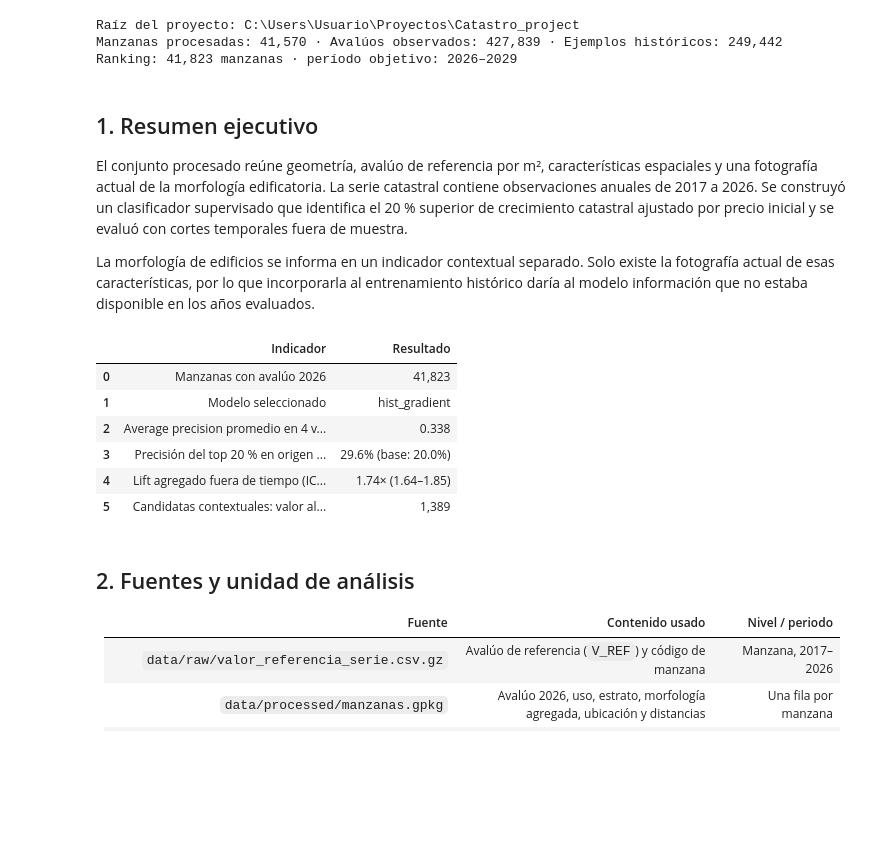
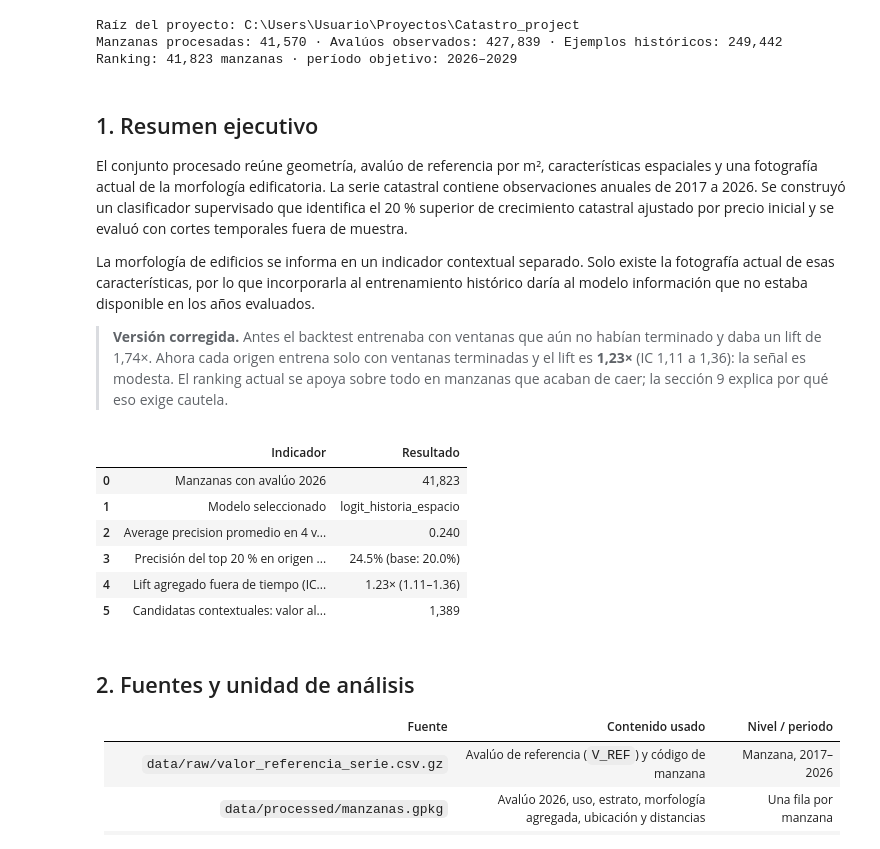
Before and after one commit to Andresdc11/Catastro_Project, a Jupyter notebook: potencial_manzanas/informe_potencial.ipynb, the cells around one changed output. Saved outputs shown, nothing was run; the diff lists cells and outputs as text; code cells hidden in the pictures; blank space fills up the shorter version.

```diff
--- a/potencial_manzanas/informe_potencial.ipynb
+++ b/potencial_manzanas/informe_potencial.ipynb
@@ -77,30 +77,32 @@ Ranking: 41,823 manzanas · período objetivo: 2026–2029
 El conjunto procesado reúne geometría, avalúo de referencia por m², características espaciales y una fotografía actual de la morfología edificatoria. La serie catastral contiene observaciones anuales de 2017 a 2026. Se construyó un clasificador supervisado que identifica el 20 % superior de crecimiento catastral ajustado por precio inicial y se evaluó con cortes temporales fuera de muestra.
 
 La morfología de edificios se informa en un indicador contextual separado. Solo existe la fotografía actual de esas características, por lo que incorporarla al entrenamiento histórico daría al modelo información que no estaba disponible en los años evaluados.
+
+> **Versión corregida.** Antes el backtest entrenaba con ventanas que aún no habían terminado y daba un lift de 1,74×. Ahora cada origen entrena solo con ventanas terminadas y el lift es **1,23×** (IC 1,11 a 1,36): la señal es modesta. El ranking actual se apoya sobre todo en manzanas que acaban de caer; la sección 9 explica por qué eso exige cautela.
 # %%
-modelo_elegido = config["mejor_modelo_por_promedio_precision"]
+modelo_elegido = config["mejor_modelo_por_lift"]
 metricas_modelo = resumen_modelos.set_index("modelo")
 ultimo_origen = int(config["origen_validacion_mas_reciente"])
 ultimo = metricas[(metricas.modelo == modelo_elegido) & (metricas.origen_validacion == ultimo_origen)].iloc[0]
 base_ultimo = metricas[(metricas.modelo == "linea_base_sin_senal") & (metricas.origen_validacion == ultimo_origen)].iloc[0]
 ci = config["lift_oof_sector_bootstrap"]
 fila_modelo = metricas_modelo.loc[modelo_elegido]
 indicadores = pd.DataFrame([
     ("Manzanas con avalúo 2026", f"{len(ranking):,}"),
     ("Modelo seleccionado", modelo_elegido),
     ("Average precision promedio en 4 validaciones", f"{fila_modelo.promedio_precision:.3f}"),
     (f"Precisión del top 20 % en origen {ultimo_origen}", f"{ultimo.precision_top_fraccion:.1%} (base: {base_ultimo.precision_top_fraccion:.1%})"),
     ("Lift agregado fuera de tiempo (IC sectorial 95 %)", f"{ci['lift_media']:.2f}× ({ci['lift_ic95_inferior']:.2f}–{ci['lift_ic95_superior']:.2f})"),
     ("Candidatas contextuales: valor alto / intensidad baja", f"{int(contexto.valor_alto_baja_intensidad.sum()):,}"),
 ], columns=["Indicador", "Resultado"])
 display(indicadores)
 # %% [output]
 |  | Indicador | Resultado |
 | 0 | Manzanas con avalúo 2026 | 41,823 |
-| 1 | Modelo seleccionado | hist_gradient |
-| 2 | Average precision promedio en 4 v... | 0.338 |
-| 3 | Precisión del top 20 % en origen ... | 29.6% (base: 20.0%) |
-| 4 | Lift agregado fuera de tiempo (IC... | 1.74× (1.64–1.85) |
+| 1 | Modelo seleccionado | logit_historia_espacio |
+| 2 | Average precision promedio en 4 v... | 0.240 |
+| 3 | Precisión del top 20 % en origen ... | 24.5% (base: 20.0%) |
+| 4 | Lift agregado fuera de tiempo (IC... | 1.23× (1.11–1.36) |
 | 5 | Candidatas contextuales: valor al... | 1,389 |
 # %% [markdown]
 ## 2. Fuentes y unidad de análisis
```
Also changed, not shown: parts of 23 cells of this notebook, 8 other files.
